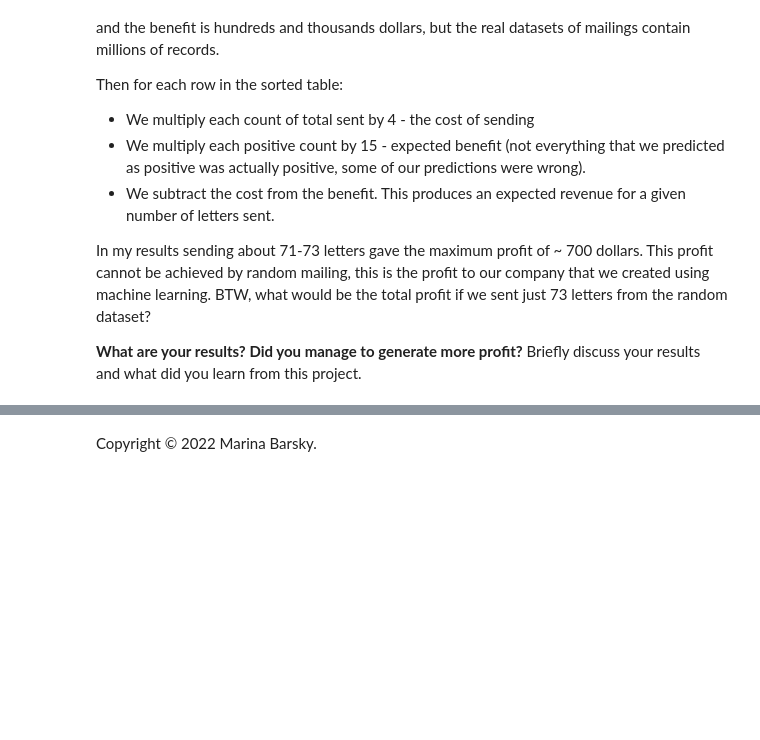
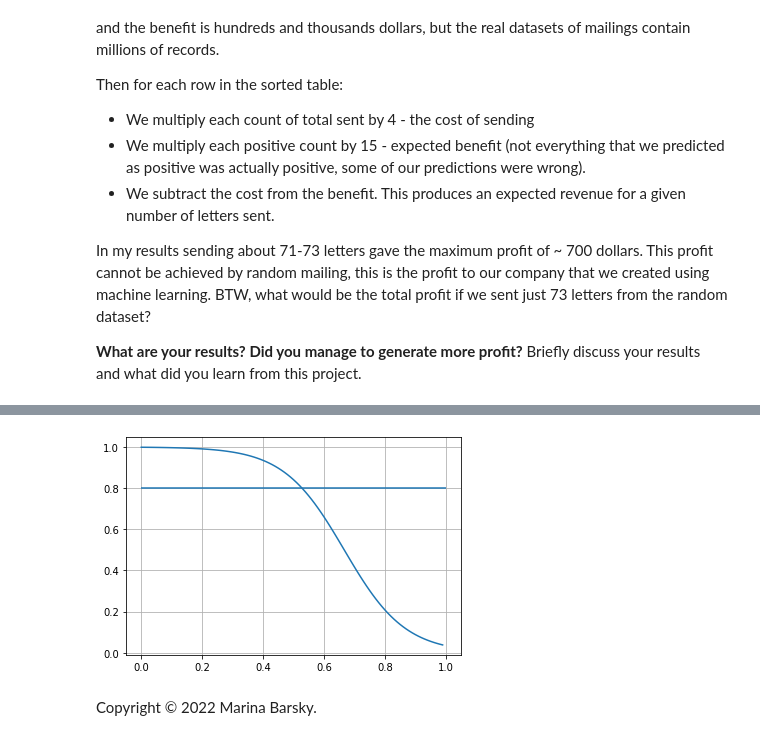
Before and after one commit to isaacw67/proj_ml_bank, a Jupyter notebook: bank_mailing.ipynb, the cells around one changed output, grey strips where cells are left out. Cells and saved outputs as stored; diff of their text form; code cells hidden in the pictures; blank space fills up the shorter version.

```diff
--- a/bank_mailing.ipynb
+++ b/bank_mailing.ipynb
@@ -562,2 +1015,14 @@ __What are your results? Did you manage to generate more profit?__ Briefly discu
+# %%
+inter = np.arange(0.0, 1.0, 0.01)
+ex = 1 + np.exp(10*(inter-np.divide(4,6)))
+pl = np.divide(1, ex)
+
+fig, ax = plt.subplots()
+ax.plot(inter, pl)
+ax.grid()
+ax.hlines(y = 0.8, xmin = 0, xmax = 1)
+plt.show()
+# %% [output]
+[figure, added]
 # %% [markdown]
 Copyright &copy; 2022 Marina Barsky.
```
Also changed, not shown: parts of 65 cells of this notebook, 1 other file.
